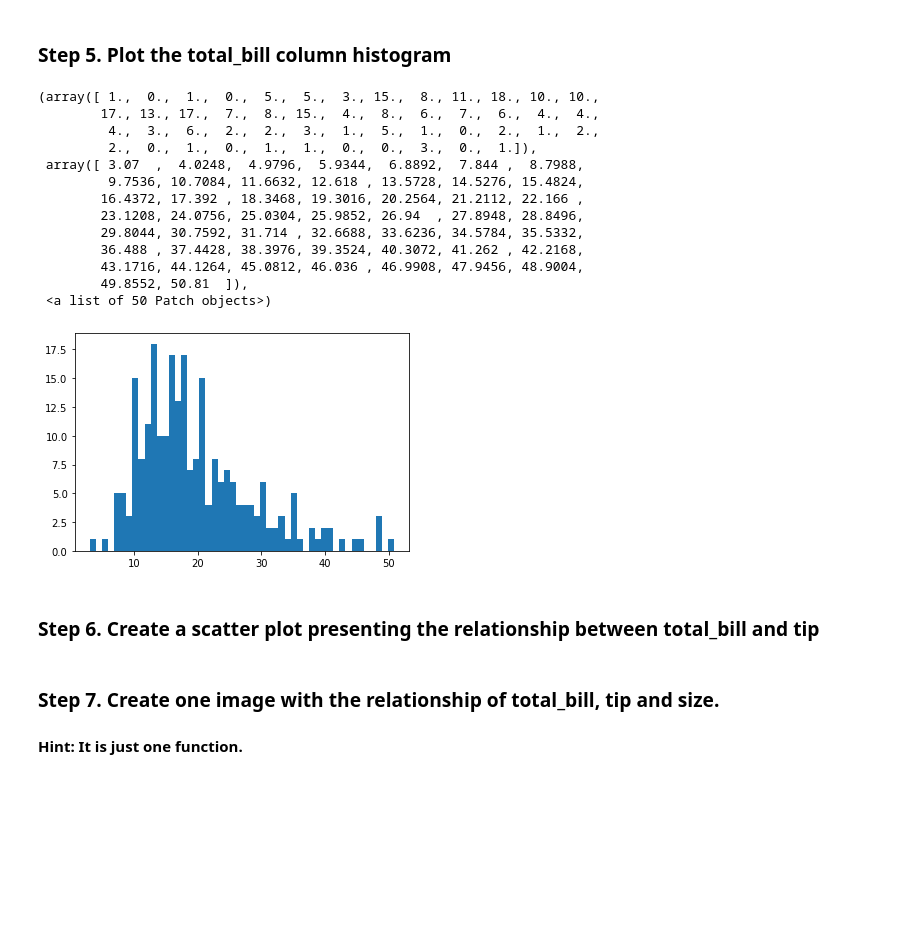
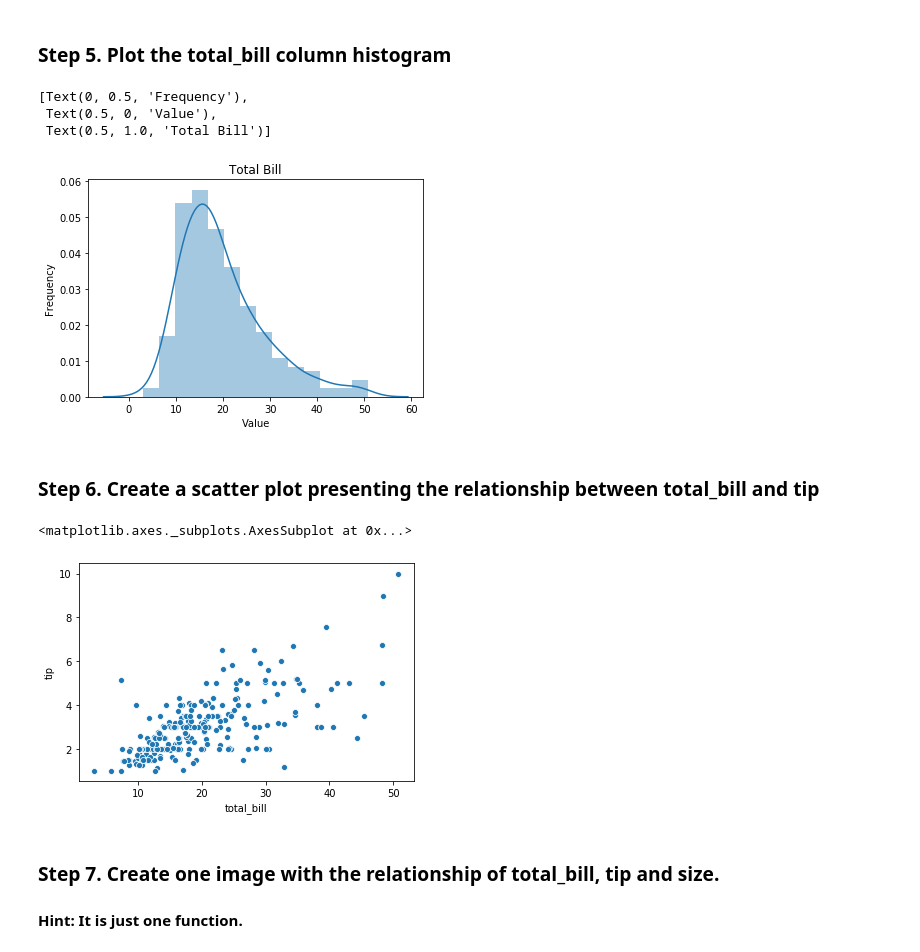
Before and after one commit to osbertc/pandas_exercises, a Jupyter notebook: 07_Visualization/Tips/osbert_answer_20201218.ipynb, the cells around one changed output. Saved outputs shown, nothing was run; the diff lists cells and outputs as text; code cells hidden in the pictures; blank space fills up the shorter version.

```diff
--- a/07_Visualization/Tips/osbert_answer_20201218.ipynb
+++ b/07_Visualization/Tips/osbert_answer_20201218.ipynb
@@ -42,25 +44,29 @@ tips
 # deleted la
 # %% [markdown]
 ### Step 5. Plot the total_bill column histogram
-# %%
-plt.hist(tips.total_bill, bins = 50)
-# %% [output]
-(array([ 1.,  0.,  1.,  0.,  5.,  5.,  3., 15.,  8., 11., 18., 10., 10.,
-        17., 13., 17.,  7.,  8., 15.,  4.,  8.,  6.,  7.,  6.,  4.,  4.,
-         4.,  3.,  6.,  2.,  2.,  3.,  1.,  5.,  1.,  0.,  2.,  1.,  2.,
-         2.,  0.,  1.,  0.,  1.,  1.,  0.,  0.,  3.,  0.,  1.]),
- array([ 3.07  ,  4.0248,  4.9796,  5.9344,  6.8892,  7.844 ,  8.7988,
-         9.7536, 10.7084, 11.6632, 12.618 , 13.5728, 14.5276, 15.4824,
-        16.4372, 17.392 , 18.3468, 19.3016, 20.2564, 21.2112, 22.166 ,
-        23.1208, 24.0756, 25.0304, 25.9852, 26.94  , 27.8948, 28.8496,
-        29.8044, 30.7592, 31.714 , 32.6688, 33.6236, 34.5784, 35.5332,
-        36.488 , 37.4428, 38.3976, 39.3524, 40.3072, 41.262 , 42.2168,
-        43.1716, 44.1264, 45.0812, 46.036 , 46.9908, 47.9456, 48.9004,
-        49.8552, 50.81  ]),
- <a list of 50 Patch objects>)
-[figure, removed]
+# %%
+# create histogram
+ttbill = sns.distplot(tips.total_bill);
+
+# set lables and titles
+ttbill.set(xlabel = 'Value', ylabel = 'Frequency', title = "Total Bill")
+
+# take out the right and upper borders
+# sns.despine()
+# plt.hist(tips.total_bill, bins = 50)
+# %% [output]
+[Text(0, 0.5, 'Frequency'),
+ Text(0.5, 0, 'Value'),
+ Text(0.5, 1.0, 'Total Bill')]
+[figure, added]
 # %% [markdown]
 ### Step 6. Create a scatter plot presenting the relationship between total_bill and tip
+# %%
+sns.scatterplot(x = "total_bill", y = "tip", data = tips)
+# sns.jointplot(x ="total_bill", y ="tip", data = tips)
+# %% [output]
+<matplotlib.axes._subplots.AxesSubplot at 0x...>
+[figure, added]
 # %% [markdown]
 ### Step 7.  Create one image with the relationship of total_bill, tip and size.
 #### Hint: It is just one function.
```
Also changed, not shown: parts of 5 cells of this notebook.
